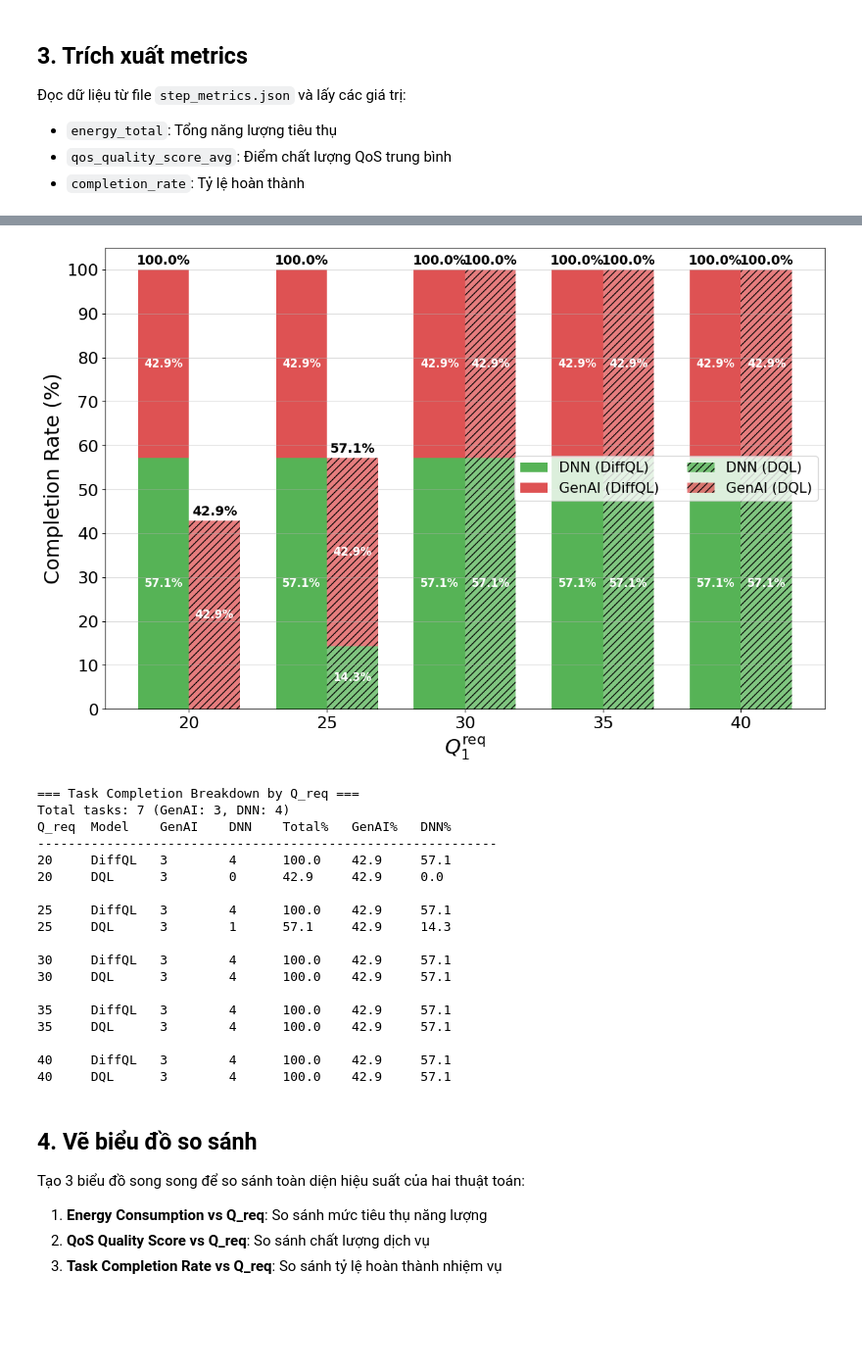
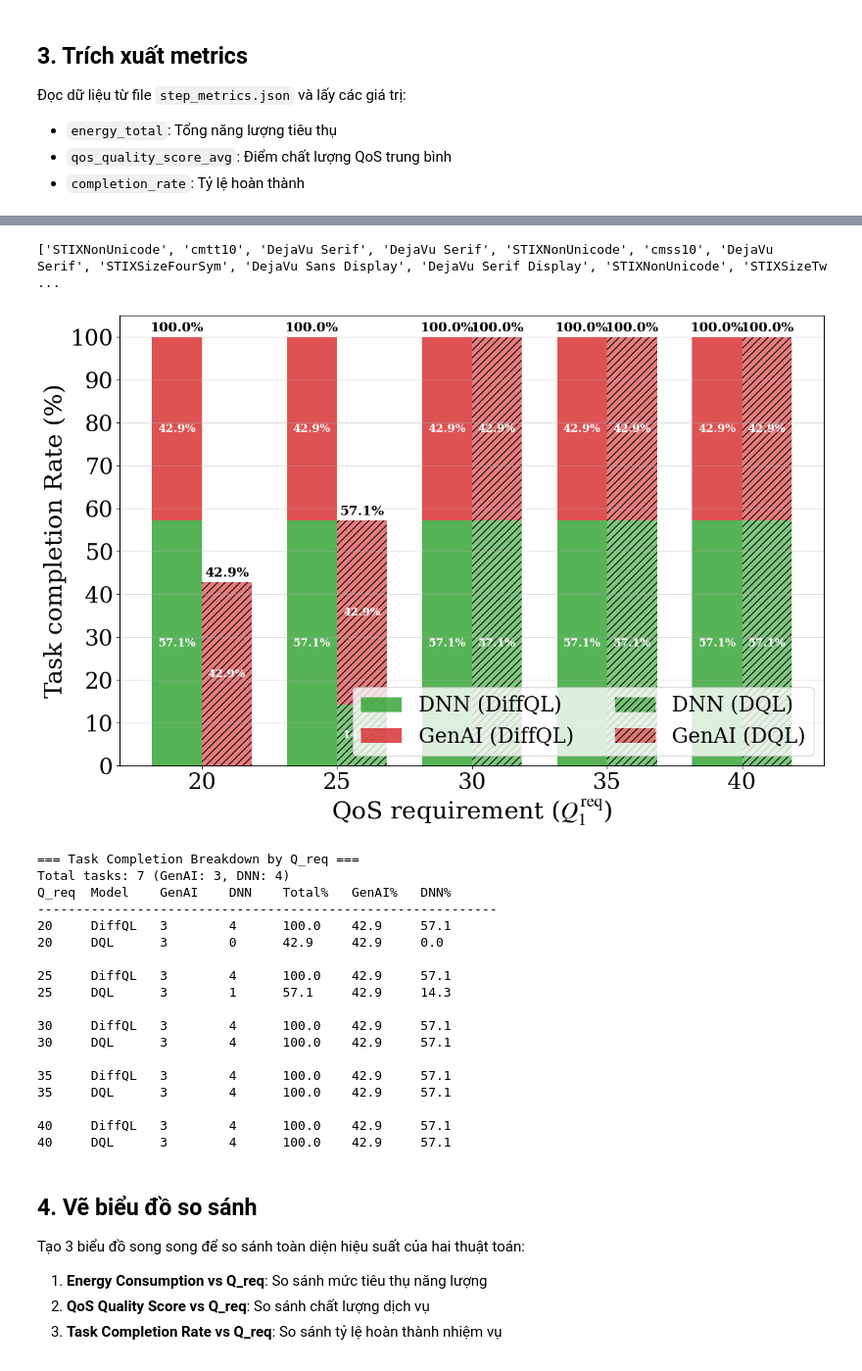
Before and after one commit to qkhanh711/Diffusion-Policies-for-RL, a Jupyter notebook: results/uav-genai-env-req|exp_1/plot_results.ipynb, the cells around one changed output, grey strips where cells are left out. Shown at 98% size. Saved outputs shown, nothing was run; the diff lists cells and outputs as text; code cells hidden in the pictures; blank space fills up the shorter version.

```diff
--- a/results/uav-genai-env-req|exp_1/plot_results.ipynb
+++ b/results/uav-genai-env-req|exp_1/plot_results.ipynb
@@ -333,6 +333,15 @@ DQL metrics: {'20': {'energy_total': 141.1444339269062, 'qos_quality_score_avg':
 - `energy_total`: Tổng năng lượng tiêu thụ
 - `qos_quality_score_avg`: Điểm chất lượng QoS trung bình
 - `completion_rate`: Tỷ lệ hoàn thành
+# %%
+import matplotlib.pyplot as plt
+import matplotlib as mpl
+
+# Cấu hình font Times New Roman
+plt.rcParams['font.family'] = 'Dejavu serif'
+plt.rcParams['font.serif'] = ['Times New Roman']
+plt.rcParams['mathtext.fontset'] = 'stix'  # Để hiển thị math text đúng
+plt.rcParams['font.size'] = 12  # Font size mặc định
 # %%
 # Thu gọn: Vẽ Energy, QoS và Completion Rate theo Q_req
 Q_req = ["20", "25", "30", "35", "40"]
@@ -409,6 +418,11 @@ DiffQL - Completion: [1.0, 1.0, 1.0, 1.0, 1.0]
 DQL - Energy: [81.1444339269062, 81.26800161111254, 81.74608202361682, 81.74608202361682, 81.74608202361682]
 DQL - QoS: [6.893972316153308, 7.840686500063919, 12.965757174828264, 12.965757174828264, 12.965757174828264]
 DQL - Completion: [1.0, 1.0, 1.0, 1.0, 1.0]
+# %%
+import matplotlib.font_manager as fm
+print([f.name for f in fm.fontManager.ttflist])
+# %% [output]
+['STIXNonUnicode', 'cmtt10', 'DejaVu Serif', 'DejaVu Serif', 'STIXNonUnicode', 'cmss10', 'DejaVu Serif', 'STIXSizeFourSym', 'DejaVu Sans Display', 'DejaVu Serif Display', 'STIXNonUnicode', 'STIXSizeTw ...
 # %%
 # Code 2: Stacked bar chart with GenAI/DNN composition
 def plot_completion_composition_qreq():
@@ -474,15 +488,15 @@ def plot_completion_composition_qreq():
                            hatch='///', label='GenAI (DQL)')
 
     # Formatting
-    ax.set_xlabel(r'$Q_1^{\rm{req}}$', fontsize=22)
-    ax.set_ylabel('Completion Rate (%)', fontsize=22)
+    ax.set_xlabel(r'QoS requirement ($Q_1^{\rm{req}}$)', fontsize=26)
+    ax.set_ylabel('Task completion Rate (%)', fontsize=26)
     ax.set_xticks(x_pos)
-    ax.set_xticklabels(Q_req, fontsize=18)
+    ax.set_xticklabels(Q_req, fontsize=24)
     ax.set_ylim(0, 105)
     ax.set_yticks(np.arange(0, 110, 10))
-    ax.set_yticklabels([f"{i}" for i in range(0, 110, 10)], fontsize=18)
+    ax.set_yticklabels([f"{i}" for i in range(0, 110, 10)], fontsize=24)
     ax.grid(True, alpha=0.45, axis='y')
-    ax.legend(ncol=2, loc='right', fontsize=15)
+    ax.legend(ncol=2, loc='lower right', fontsize=22)
 
     # Add total completion labels above each stack
     for i in range(len(Q_req)):
@@ -525,34 +539,34 @@ def plot_completion_composition_qreq():
         if dql_genai_rate[i] > 5:
             ax.annotate(f'{dql_genai_rate[i]:.1f}%',
                        xy=(right[i], dql_dnn_rate[i] + dql_genai_rate[i]/2),
                        ha='center', va='center', fontsize=12,
                        color='white', fontweight='bold')
 
     plt.tight_layout()
     plt.show()
 
     # Print detailed breakdown table
     print("\n=== Task Completion Breakdown by Q_req ===")
     print(f"Total tasks: {total_tasks} (GenAI: {total_genai}, DNN: {total_dnn})")
     print(f"{'Q_req':<6} {'Model':<8} {'GenAI':<8} {'DNN':<6} {'Total%':<8} {'GenAI%':<8} {'DNN%':<8}")
     print("-" * 60)
 
     for i, q in enumerate(Q_req):
         # DiffQL row
         print(f"{q:<6} {'DiffQL':<8} {diffql_data['genai_completed'][i]:<8} "
               f"{diffql_data['dnn_completed'][i]:<6} {diffql_data['total_completion'][i]:<8.1f} "
               f"{diffql_genai_rate[i]:<8.1f} {diffql_dnn_rate[i]:<8.1f}")
 
         # DQL row
         print(f"{q:<6} {'DQL':<8} {dql_data['genai_completed'][i]:<8} "
               f"{dql_data['dnn_completed'][i]:<6} {dql_data['total_completion'][i]:<8.1f} "
               f"{dql_genai_rate[i]:<8.1f} {dql_dnn_rate[i]:<8.1f}")
         print()
 
 # Run the stacked composition plot
 plot_completion_composition_qreq()
 # %% [output]
-[figure, old version]
+[figure, new version]
 === Task Completion Breakdown by Q_req ===
 Total tasks: 7 (GenAI: 3, DNN: 4)
 Q_req  Model    GenAI    DNN    Total%   GenAI%   DNN%
```
Also changed, not shown: parts of 2 cells of this notebook, 9 other files.
